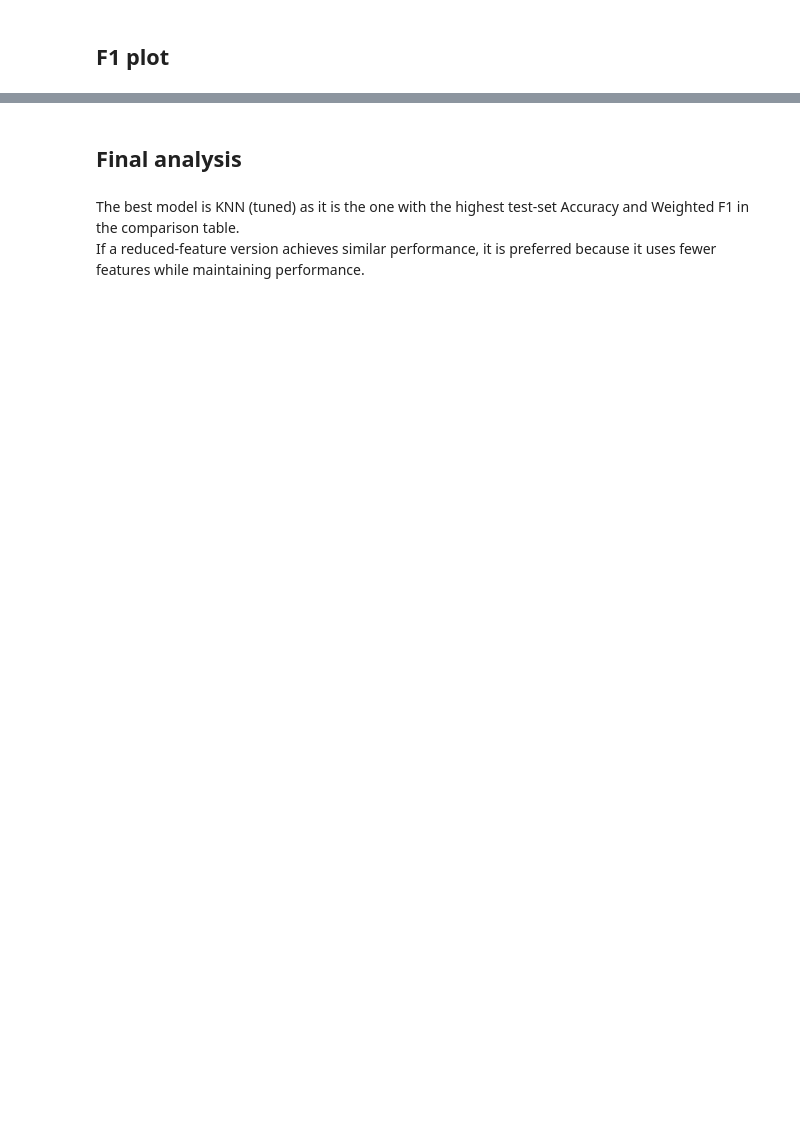
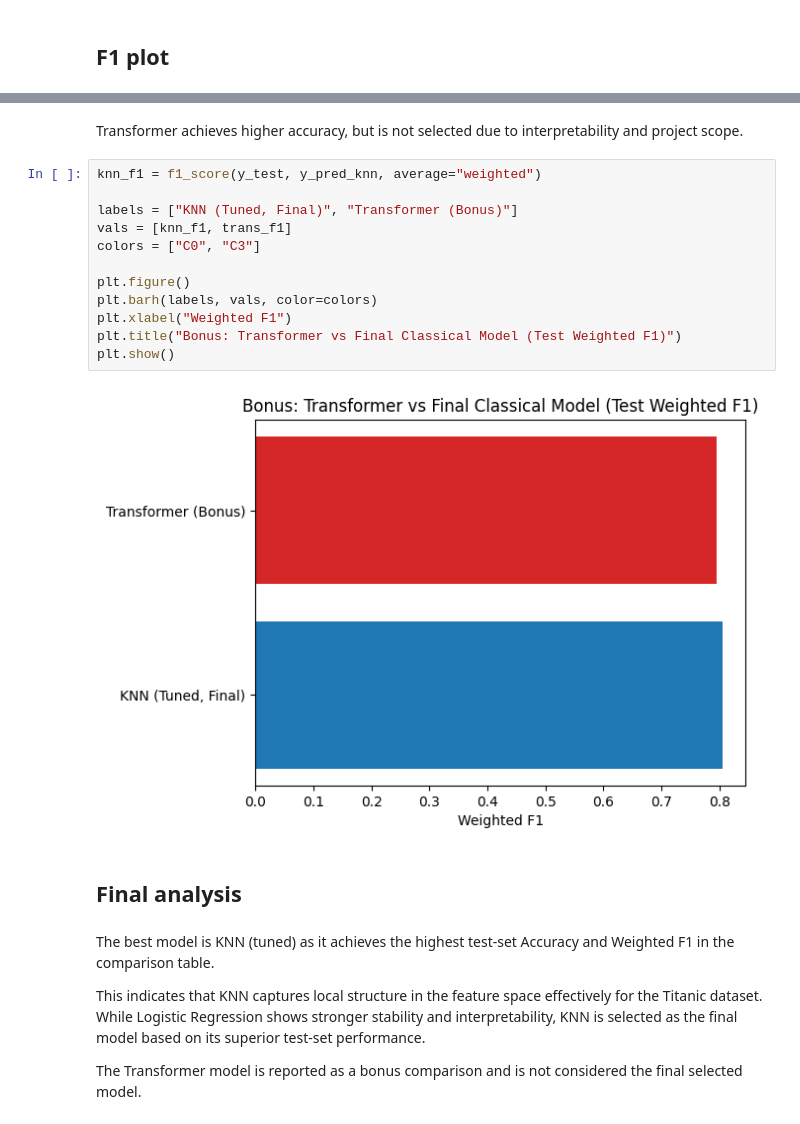
Before and after one commit to mzikkhan/titanic_survival_prediction, a Jupyter notebook: project.ipynb, the cells around one changed output, grey strips where cells are left out. Drawn from its saved outputs; the diff is of its cells as text; blank space fills up the shorter version.

```diff
--- a/project.ipynb
+++ b/project.ipynb
@@ -1344,5 +1372,25 @@ plt.show()
+# %% [markdown]
+Transformer achieves higher accuracy, but is not selected due to interpretability and project scope.
+# %%
+knn_f1 = f1_score(y_test, y_pred_knn, average="weighted")
+
+labels = ["KNN (Tuned, Final)", "Transformer (Bonus)"]
+vals = [knn_f1, trans_f1]
+colors = ["C0", "C3"]
+
+plt.figure()
+plt.barh(labels, vals, color=colors)
+plt.xlabel("Weighted F1")
+plt.title("Bonus: Transformer vs Final Classical Model (Test Weighted F1)")
+plt.show()
+# %% [output]
+[figure, added]
 # %% [markdown]
 ## Final analysis
 # %% [markdown]
-The best model is KNN (tuned) as it is the one with the highest test-set Accuracy and Weighted F1 in the comparison table.
-If a reduced-feature version achieves similar performance, it is preferred because it uses fewer features while maintaining performance.
+The best model is KNN (tuned) as it achieves the highest test-set Accuracy and Weighted F1 in the comparison table.
+
+This indicates that KNN captures local structure in the feature space effectively for the Titanic dataset.
+While Logistic Regression shows stronger stability and interpretability, KNN is selected as the final model based on its superior test-set performance.
+
+The Transformer model is reported as a bonus comparison and is not considered the final selected model.
```
Also changed, not shown: parts of 17 cells of this notebook.
